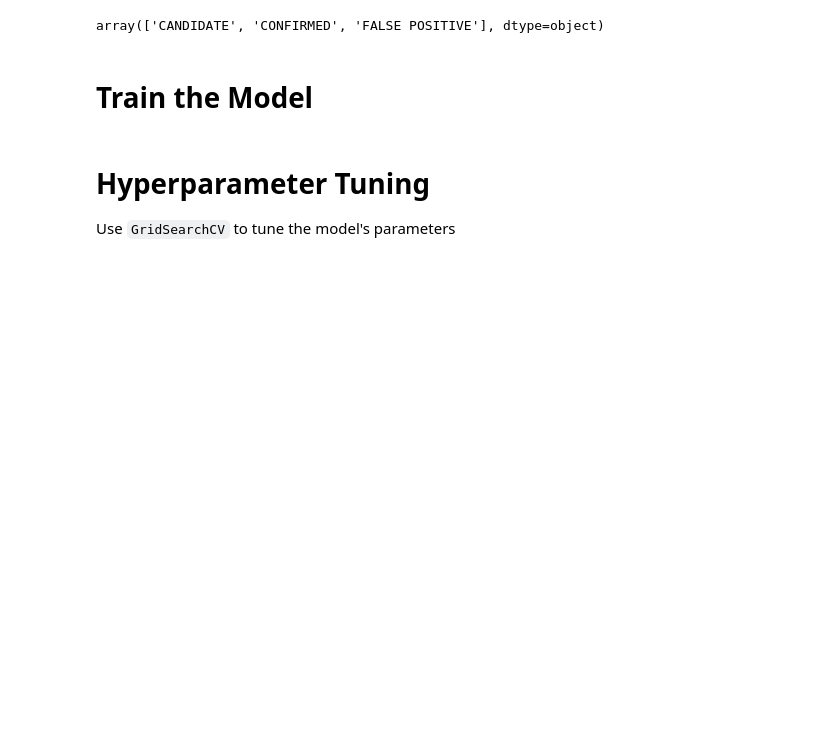
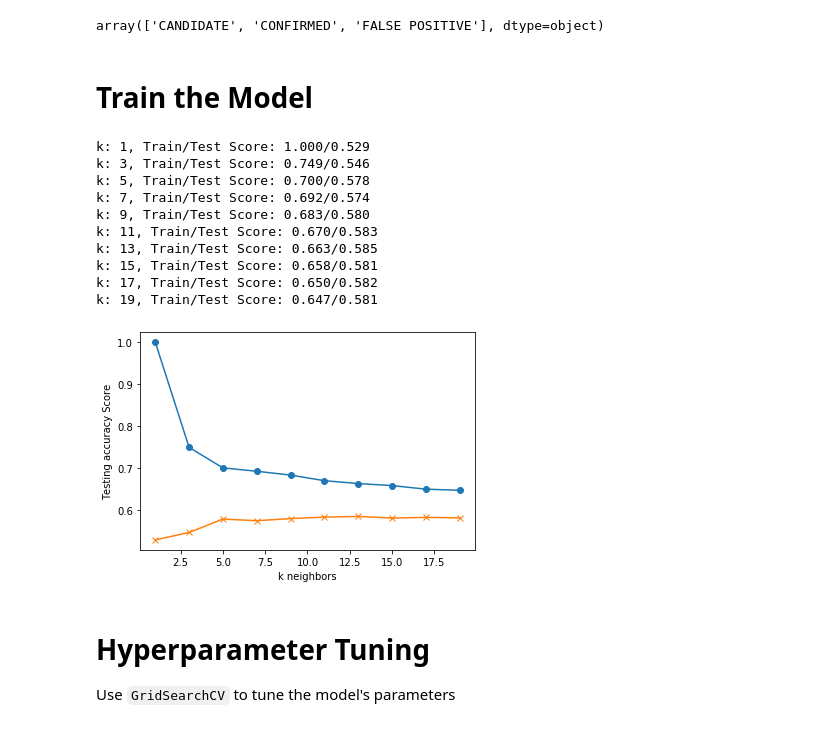
Before and after one commit to cullen-andrews/machine-learning-challenge, a Jupyter notebook: model_1.ipynb, the cells around one changed output. Saved outputs shown, nothing was run; the diff lists cells and outputs as text; code cells hidden in the pictures; blank space fills up the shorter version.

Commit message:
knn trained

```diff
--- a/model_1.ipynb
+++ b/model_1.ipynb
@@ -116,3 +114,41 @@ print(f"Testing Data Score: {model2.score(X_test_scaled, y_test)}")
+# %%
+# This cell adapted from lesson Ins_K_Nearest_Neighbors
+
+# Quote from the lesson on k nearest neighbors:
+## Loop through different k values to see which has the highest accuracy
+## Note: We only use odd numbers because we don't want any ties
+train_scores = []
+test_scores = []
+for k in range(1, 20, 2):
+    knn = KNeighborsClassifier(n_neighbors=k)
+    knn.fit(X_train_minmax, y_train)
+    train_score = knn.score(X_train_minmax, y_train)
+    test_score = knn.score(X_test_minmax, y_test)
+    train_scores.append(train_score)
+    test_scores.append(test_score)
+    print(f"k: {k}, Train/Test Score: {train_score:.3f}/{test_score:.3f}")
+
+
+plt.plot(range(1, 20, 2), train_scores, marker='o')
+plt.plot(range(1, 20, 2), test_scores, marker="x")
+plt.xlabel("k neighbors")
+plt.ylabel("Testing accuracy Score")
+plt.show()
+
+# print(f"Training Data Score: {model2.score(X_train_scaled, y_train)}")
+# print(f"Testing Data Score: {model2.score(X_test_scaled, y_test)}")
+# %% [output]
+k: 1, Train/Test Score: 1.000/0.529
+k: 3, Train/Test Score: 0.749/0.546
+k: 5, Train/Test Score: 0.700/0.578
+k: 7, Train/Test Score: 0.692/0.574
+k: 9, Train/Test Score: 0.683/0.580
+k: 11, Train/Test Score: 0.670/0.583
+k: 13, Train/Test Score: 0.663/0.585
+k: 15, Train/Test Score: 0.658/0.581
+k: 17, Train/Test Score: 0.650/0.582
+k: 19, Train/Test Score: 0.647/0.581
+[figure, added]
 # %% [markdown]
 # Hyperparameter Tuning
 
```
Also changed, not shown: parts of 2 cells of this notebook.
